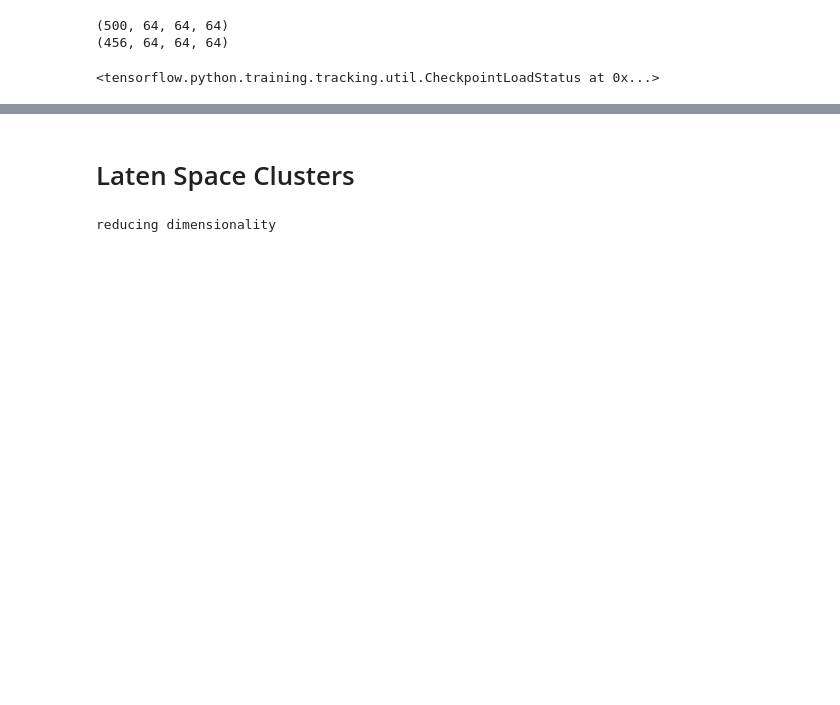
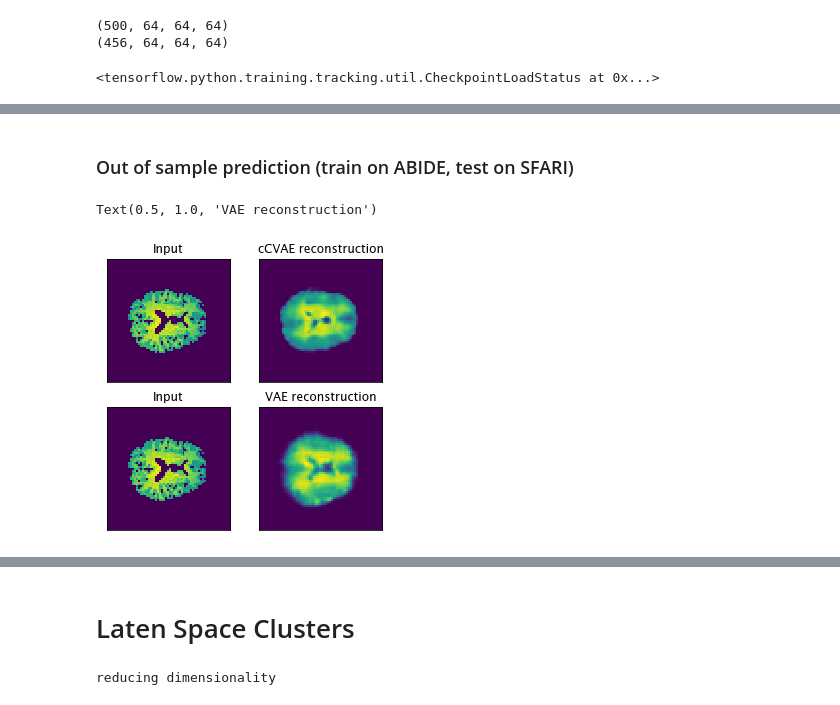
Before and after one commit to Aglinskas/BC-MRI-AE, a Jupyter notebook: Colab Notebooks/analysis-CCAE-Subtypes.ipynb, the cells around one changed output, grey strips where cells are left out. Drawn from its saved outputs; the diff is of its cells as text; code cells hidden in the pictures; blank space fills up the shorter version.

```diff
--- a/Colab Notebooks/analysis-CCAE-Subtypes.ipynb
+++ b/Colab Notebooks/analysis-CCAE-Subtypes.ipynb
@@ -149,0 +162,3 @@ Text(0.5, 1.0, 'CVAE prediction')
+# %%
+ps_CCVAE = cvae.predict([SFARI_data[:,:,:,:],SFARI_data[:,:,:,:]])
+ps_CVAE = vae.predict(SFARI_data[:,:,:,:])
@@ -149,0 +169,17 @@ Text(0.5, 1.0, 'CVAE prediction')
+# %% [markdown]
+### Out of sample prediction (train on ABIDE, test on SFARI)
+# %%
+plt.figure(figsize=(5,5))
+s = 25;k = 35
+plt.subplot(2,2,1)
+plt.imshow(SFARI_data[s,:,:,k]);plt.xticks([]);plt.yticks([]);plt.title('Input')
+plt.subplot(2,2,2)
+plt.imshow(ps_CCVAE[1][s,:,:,k,0]);plt.xticks([]);plt.yticks([]);plt.title('cCVAE reconstruction')
+
+plt.subplot(2,2,3)
+plt.imshow(SFARI_data[s,:,:,k]);plt.xticks([]);plt.yticks([]);plt.title('Input')
+plt.subplot(2,2,4)
+plt.imshow(ps_CVAE[s,:,:,k,0]);plt.xticks([]);plt.yticks([]);plt.title('VAE reconstruction')
+# %% [output]
+Text(0.5, 1.0, 'VAE reconstruction')
+[figure, added]
```
Also changed, not shown: parts of 49 cells of this notebook, 2 other files.
